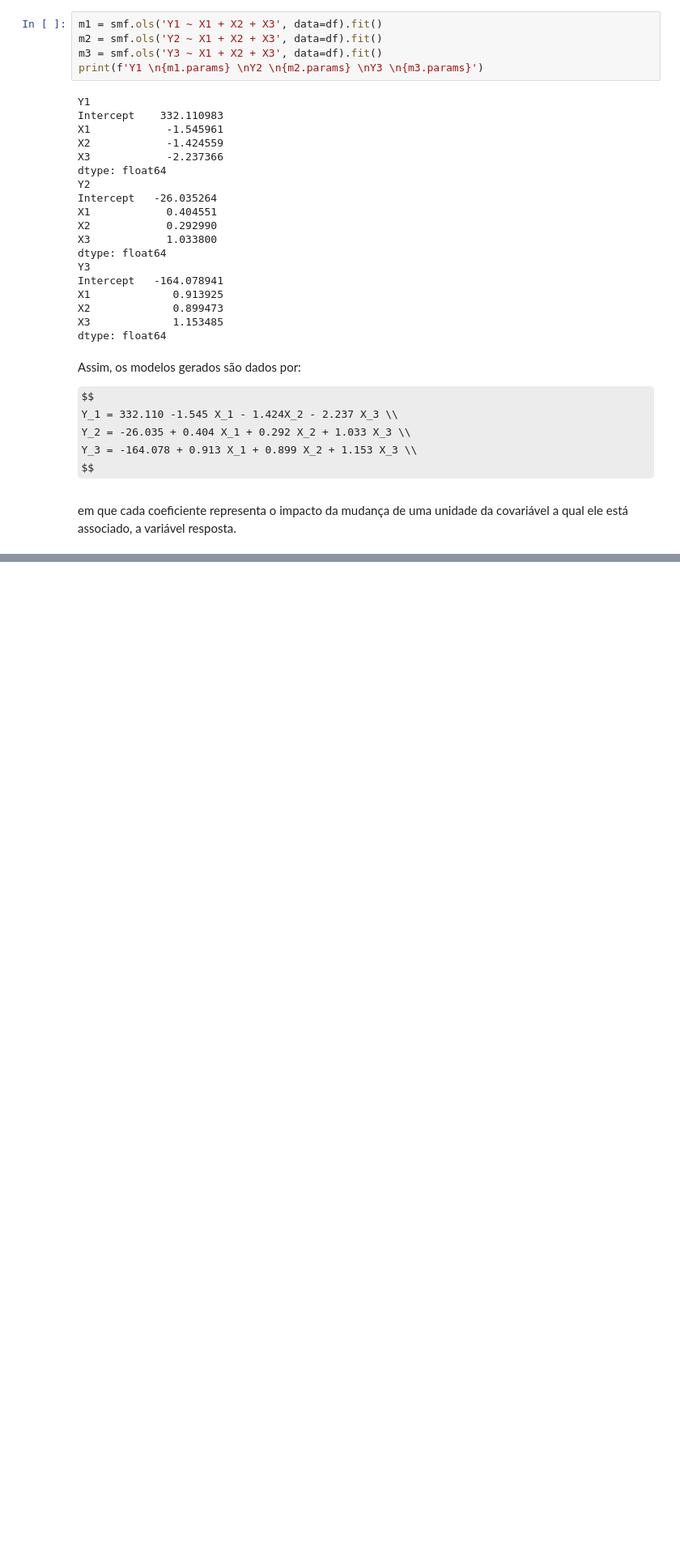
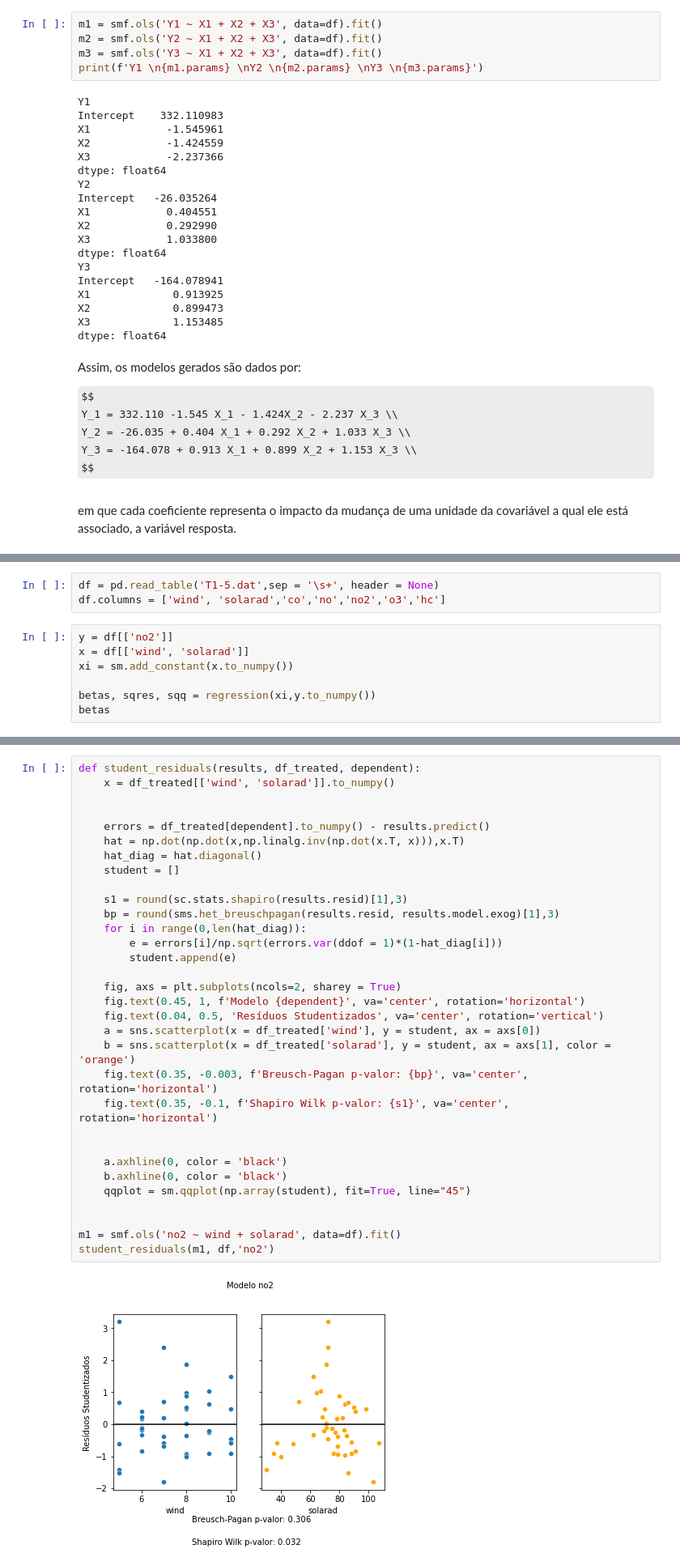
Before and after one commit to derSchmetterling/multivariate_analysis, a Jupyter notebook: AM_trabalho_4/Untitled.ipynb, the cells around one changed output, grey strips where cells are left out. Shown at 81% size. Drawn from its saved outputs; the diff is of its cells as text; some formulas as TeX source; blank space fills up the shorter version.

```diff
--- a/AM_trabalho_4/Untitled.ipynb
+++ b/AM_trabalho_4/Untitled.ipynb
@@ -302,0 +393,10 @@ for i in dep.keys():
+# %%
+df = pd.read_table('T1-5.dat',sep = '\s+', header = None)
+df.columns = ['wind', 'solarad','co','no','no2','o3','hc']
+# %%
+y = df[['no2']]
+x = df[['wind', 'solarad']]
+xi = sm.add_constant(x.to_numpy())
+
+betas, sqres, sqq = regression(xi,y.to_numpy())
+betas
@@ -302,0 +407,34 @@ for i in dep.keys():
+# %%
+def student_residuals(results, df_treated, dependent):
+    x = df_treated[['wind', 'solarad']].to_numpy()
+
+
+    errors = df_treated[dependent].to_numpy() - results.predict()
+    hat = np.dot(np.dot(x,np.linalg.inv(np.dot(x.T, x))),x.T)
+    hat_diag = hat.diagonal()
+    student = []
+
+    s1 = round(sc.stats.shapiro(results.resid)[1],3)
+    bp = round(sms.het_breuschpagan(results.resid, results.model.exog)[1],3)
+    for i in range(0,len(hat_diag)):
+        e = errors[i]/np.sqrt(errors.var(ddof = 1)*(1-hat_diag[i]))
+        student.append(e)
+
+    fig, axs = plt.subplots(ncols=2, sharey = True)
+    fig.text(0.45, 1, f'Modelo {dependent}', va='center', rotation='horizontal')
+    fig.text(0.04, 0.5, 'Resíduos Studentizados', va='center', rotation='vertical')
+    a = sns.scatterplot(x = df_treated['wind'], y = student, ax = axs[0])
+    b = sns.scatterplot(x = df_treated['solarad'], y = student, ax = axs[1], color = 'orange')
+    fig.text(0.35, -0.003, f'Breusch-Pagan p-valor: {bp}', va='center', rotation='horizontal')
+    fig.text(0.35, -0.1, f'Shapiro Wilk p-valor: {s1}', va='center', rotation='horizontal')
+
+
+    a.axhline(0, color = 'black')
+    b.axhline(0, color = 'black')
+    qqplot = sm.qqplot(np.array(student), fit=True, line="45")
+
+
+m1 = smf.ols('no2 ~ wind + solarad', data=df).fit()
+student_residuals(m1, df,'no2')
+# %% [output]
+[figure, added]
```
Also changed, not shown: parts of 20 cells of this notebook.
